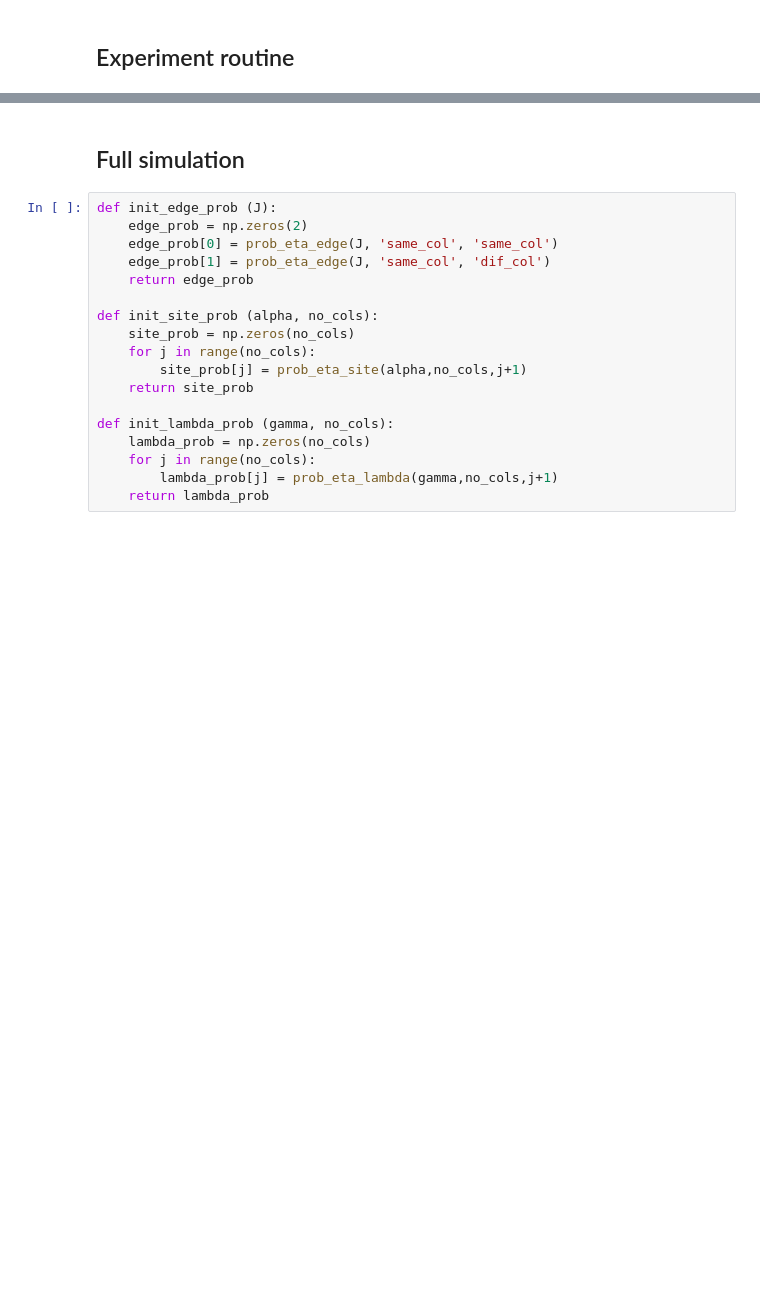
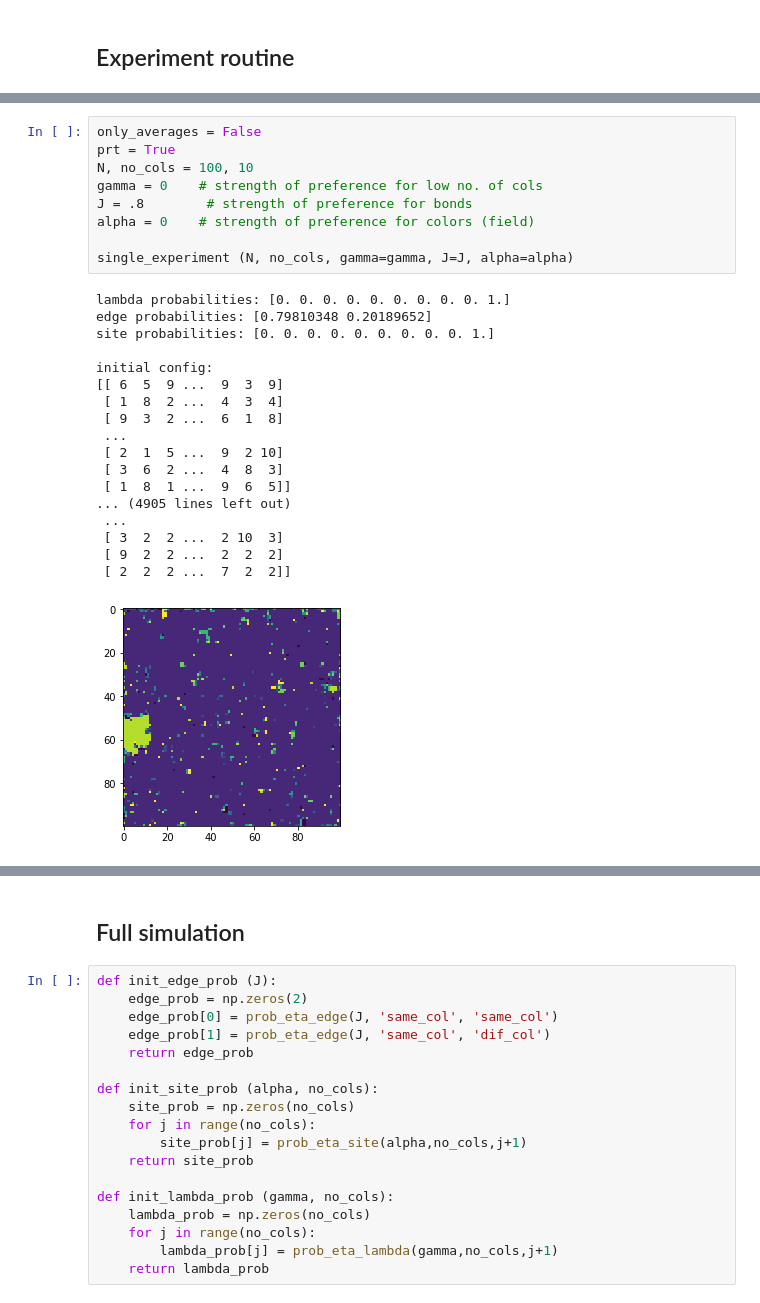
Before and after one commit to oscargomezq/Capstone-RCM, a Jupyter notebook: Simulation 6.ipynb, the cells around one changed output, grey strips where cells are left out. Saved outputs shown, nothing was run; the diff lists cells and outputs as text; blank space fills up the shorter version.

```diff
--- a/Simulation 6.ipynb
+++ b/Simulation 6.ipynb
@@ -511,0 +540,28 @@ KeyboardInterrupt:
+# %%
+only_averages = False
+prt = True
+N, no_cols = 100, 10
+gamma = 0    # strength of preference for low no. of cols
+J = .8        # strength of preference for bonds
+alpha = 0    # strength of preference for colors (field)
+
+single_experiment (N, no_cols, gamma=gamma, J=J, alpha=alpha)
+# %% [output]
+lambda probabilities: [0. 0. 0. 0. 0. 0. 0. 0. 0. 1.]
+edge probabilities: [0.79810348 0.20189652]
+site probabilities: [0. 0. 0. 0. 0. 0. 0. 0. 0. 1.]
+
+initial config:
+[[ 6  5  9 ...  9  3  9]
+ [ 1  8  2 ...  4  3  4]
+ [ 9  3  2 ...  6  1  8]
+ ...
+ [ 2  1  5 ...  9  2 10]
+ [ 3  6  2 ...  4  8  3]
+ [ 1  8  1 ...  9  6  5]]
+... (4905 lines left out)
+ ...
+ [ 3  2  2 ...  2 10  3]
+ [ 9  2  2 ...  2  2  2]
+ [ 2  2  2 ...  7  2  2]]
+[figure, added]
```
Also changed, not shown: parts of 7 cells of this notebook, 1 other file.
